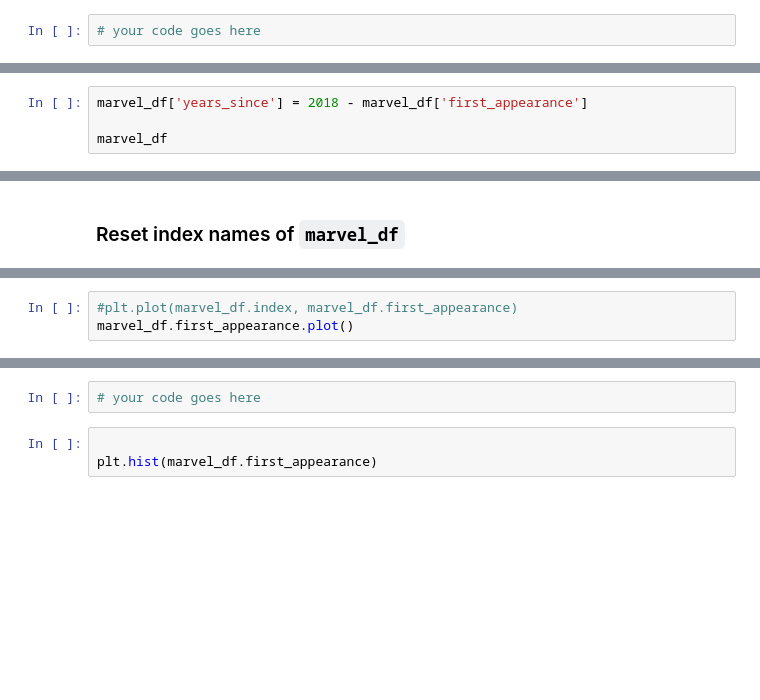
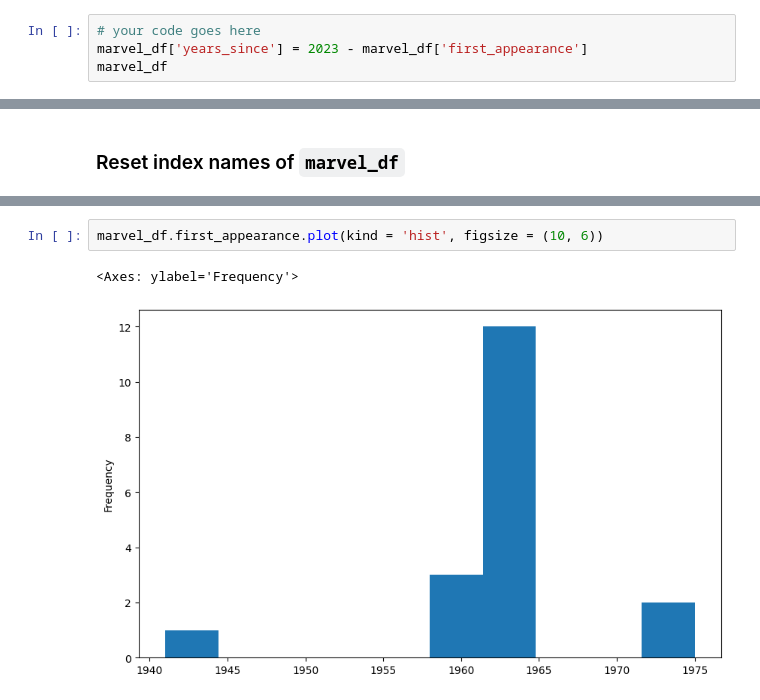
Before and after one commit to 0xAnyx/DataAnalysis_Python, a Jupyter notebook: 4 - Pandas DataFrames exercises.ipynb, the cells around one changed output, grey strips where cells are left out. Cells and saved outputs as stored; diff of their text form; blank space fills up the shorter version.

```diff
--- a/4 - Pandas DataFrames exercises.ipynb
+++ b/4 - Pandas DataFrames exercises.ipynb
@@ -274,3 +313,5 @@ marvel_df
 ### Add a new column to `marvel_df` called 'years_since' with the years since `first_appearance`
 # %%
 # your code goes here
+marvel_df['years_since'] = 2023 - marvel_df['first_appearance']
+marvel_df
@@ -277,7 +337,3 @@ marvel_df
-# %%
-marvel_df['years_since'] = 2018 - marvel_df['first_appearance']
-
-marvel_df
 # %% [markdown]
 ![purple-divider](https://user-images.githubusercontent.com/7065401/52071927-c1cd7100-2562-11e9-908a-dde91ba14e59.png)
 
@@ -379,14 +502,11 @@ marvel_df
-# %%
-#plt.plot(marvel_df.index, marvel_df.first_appearance)
-marvel_df.first_appearance.plot()
 # %% [markdown]
 ![green-divider](https://user-images.githubusercontent.com/7065401/52071924-c003ad80-2562-11e9-8297-1c6595f8a7ff.png)
 
 ### Plot a histogram (plot.hist) with values of `first_appearance`
-# %%
-# your code goes here
-# %%
-
-plt.hist(marvel_df.first_appearance)
+# %%
+marvel_df.first_appearance.plot(kind = 'hist', figsize = (10, 6))
+# %% [output]
+<Axes: ylabel='Frequency'>
+[figure, added]
 # %% [markdown]
 ![purple-divider](https://user-images.githubusercontent.com/7065401/52071927-c1cd7100-2562-11e9-908a-dde91ba14e59.png)
```
Also changed, not shown: parts of 30 cells of this notebook.
